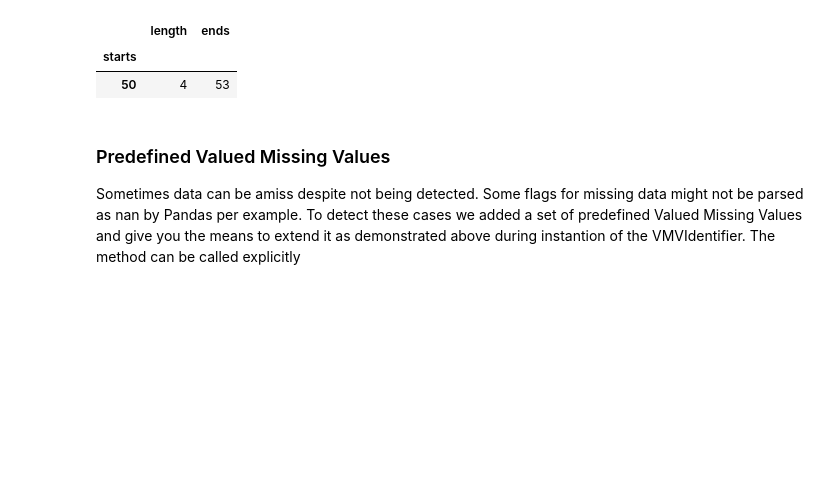
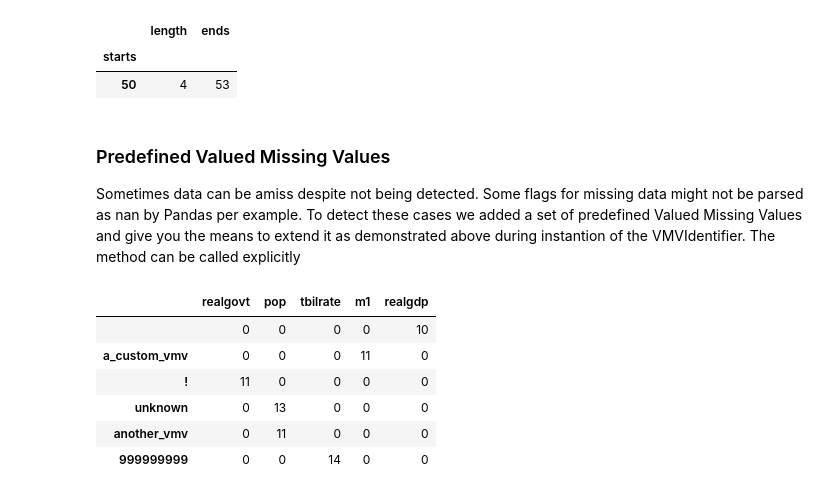
Before and after one commit to ydataai/ydata-quality, a Jupyter notebook: tutorials/valued_missing_values.ipynb, the cells around one changed output. Drawn from its saved outputs; the diff is of its cells as text; code cells hidden in the pictures; blank space fills up the shorter version.

```diff
--- a/tutorials/valued_missing_values.ipynb
+++ b/tutorials/valued_missing_values.ipynb
@@ -161,0 +161,10 @@ vmvs_out = vmvi.predefined_valued_missing_values()
+# %%
+vmvi.predefined_valued_missing_values()
+# %% [output]
+|  | realgovt | pop | tbilrate | m1 | realgdp |
+|  | 0 | 0 | 0 | 0 | 10 |
+| a_custom_vmv | 0 | 0 | 0 | 11 | 0 |
+| ! | 11 | 0 | 0 | 0 | 0 |
+| unknown | 0 | 13 | 0 | 0 | 0 |
+| another_vmv | 0 | 11 | 0 | 0 | 0 |
+| 999999999 | 0 | 0 | 14 | 0 | 0 |
```
Also changed, not shown: parts of 8 cells of this notebook, 1 other file.
